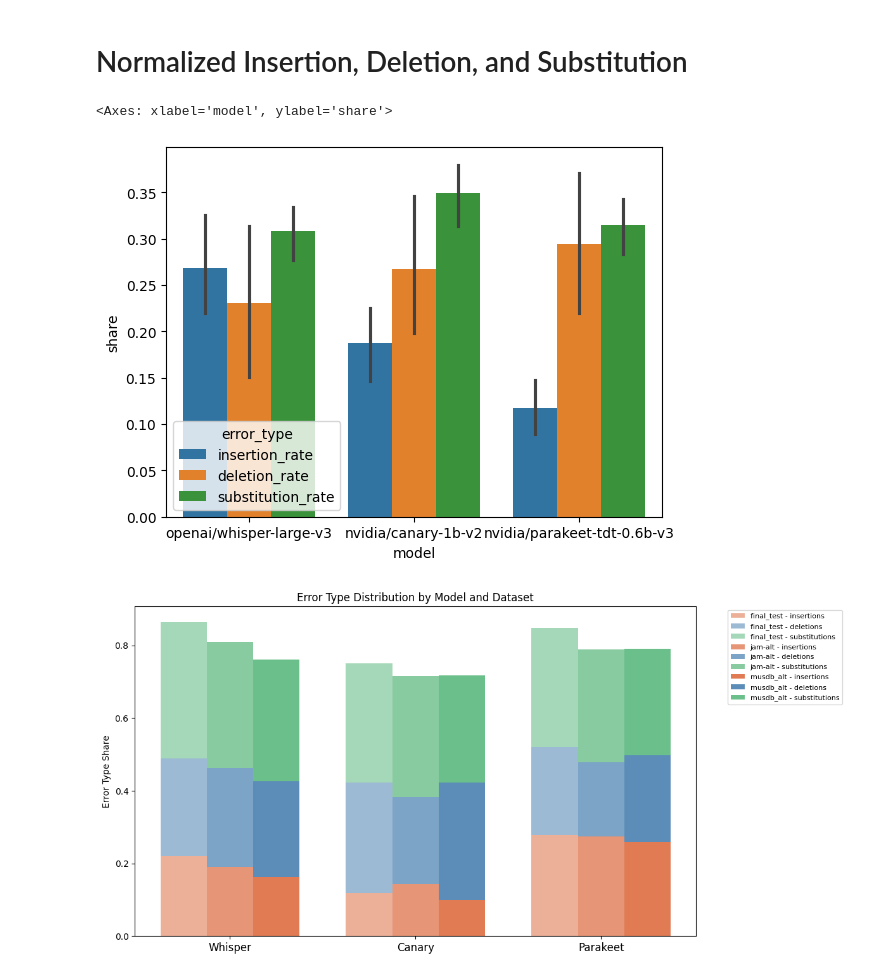
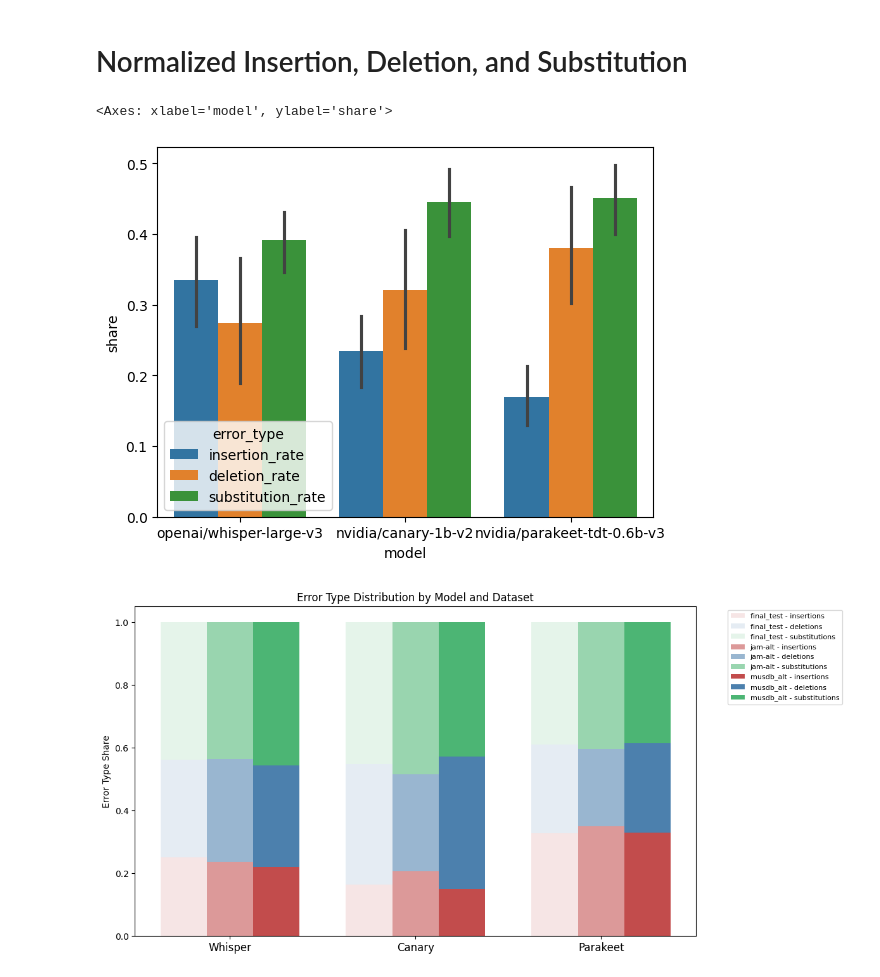
Before and after one commit to Ryan5453/lyricscribe, a Jupyter notebook: data/analysis.ipynb, the cells around one changed output. Saved outputs shown, nothing was run; the diff lists cells and outputs as text; code cells hidden in the pictures.

```diff
--- a/data/analysis.ipynb
+++ b/data/analysis.ipynb
@@ -30,13 +26,21 @@ import numpy as np
 
 idf = pd.read_csv("results/evaluation_summary.csv")
 
+model_labels = {
+    'openai/whisper-large-v3':     'Whisper',
+    'nvidia/canary-1b-v2':         'Canary',
+    'nvidia/parakeet-tdt-0.6b-v3': 'Parakeet'
+}
 
-idf['n_reference_words'] = (idf['substitutions'] + idf['insertions'] + idf['deletions'])/ idf['mean_wer']
+
+
+total_errors = idf['substitutions'] + idf['insertions'] + idf['deletions']
+idf['total_errors'] = total_errors
 
 # individual rates
-idf['insertion_rate'] = idf['insertions']/idf['n_reference_words']
-idf['deletion_rate'] = idf['deletions']/idf['n_reference_words']
-idf['substitution_rate'] = idf['substitutions']/idf['n_reference_words']
+idf['insertion_rate'] = idf['insertions']/total_errors
+idf['deletion_rate'] = idf['deletions']/total_errors
+idf['substitution_rate'] = idf['substitutions']/total_errors
 
 df_melted = idf.melt(id_vars=['model'], value_vars=['insertion_rate','deletion_rate','substitution_rate'],
                     var_name='error_type', value_name='share')
@@ -44,32 +48,32 @@ df_melted = idf.melt(id_vars=['model'], value_vars=['insertion_rate','deletion_r
 sns.barplot(data = df_melted, x = "model", y = "share", hue='error_type')
 # %% [output]
 <Axes: xlabel='model', ylabel='share'>
-[figure, old version]
+[figure, new version]
 # %%
 rdf = idf.groupby(['model', 'dataset'])[['insertion_rate', 'deletion_rate', 'substitution_rate','mean_wer']].mean()
 
 fig, ax = plt.subplots(figsize=(12, 6))
 
 models = rdf.index.get_level_values('model').unique()
 x = np.arange(len(models))
 width = 0.25
 datasets = rdf.index.get_level_values('dataset').unique()
 
 for i, dataset in enumerate(datasets):
     subset = rdf.xs(dataset, level='dataset')
     subset = subset.reindex(models)
 
-    ax.bar(x + i * width, subset['insertion_rate'],  width, label=f'{dataset} - insertions',  color='#e07b54', alpha=0.6 + i*0.2)
-    ax.bar(x + i * width, subset['deletion_rate'],  width, label=f'{dataset} - deletions',   color='#5b8db8', alpha=0.6 + i*0.2, bottom=subset['insertion_rate'])
-    ax.bar(x + i * width, subset['substitution_rate'],  width, label=f'{dataset} - substitutions', color='#6abf8a', alpha=0.6 + i*0.2, bottom=subset['insertion_rate'] + subset['deletion_rate'])
+    ax.bar(x + i * width, subset['insertion_rate'],  width, label=f'{dataset} - insertions',  color="#a90000", alpha=0.1 + i*0.3)
+    ax.bar(x + i * width, subset['deletion_rate'],  width, label=f'{dataset} - deletions',   color="#004a8b", alpha=0.1 + i*0.3, bottom=subset['insertion_rate'])
+    ax.bar(x + i * width, subset['substitution_rate'],  width, label=f'{dataset} - substitutions', color="#009639", alpha=0.1 + i*0.3, bottom=subset['insertion_rate'] + subset['deletion_rate'])
 
 ax.set_xticks(x + width)
 ax.set_xticklabels(['Whisper', 'Canary', 'Parakeet'], fontsize=12)
 ax.set_ylabel('Error Type Share')
 ax.set_title('Error Type Distribution by Model and Dataset')
 ax.legend(bbox_to_anchor=(1.05, 1), loc='upper left', fontsize=8)
 
 plt.tight_layout()
 plt.show()
 # %% [output]
-[figure, old version]
+[figure, new version]
```
Also changed, not shown: parts of 2 cells of this notebook.
